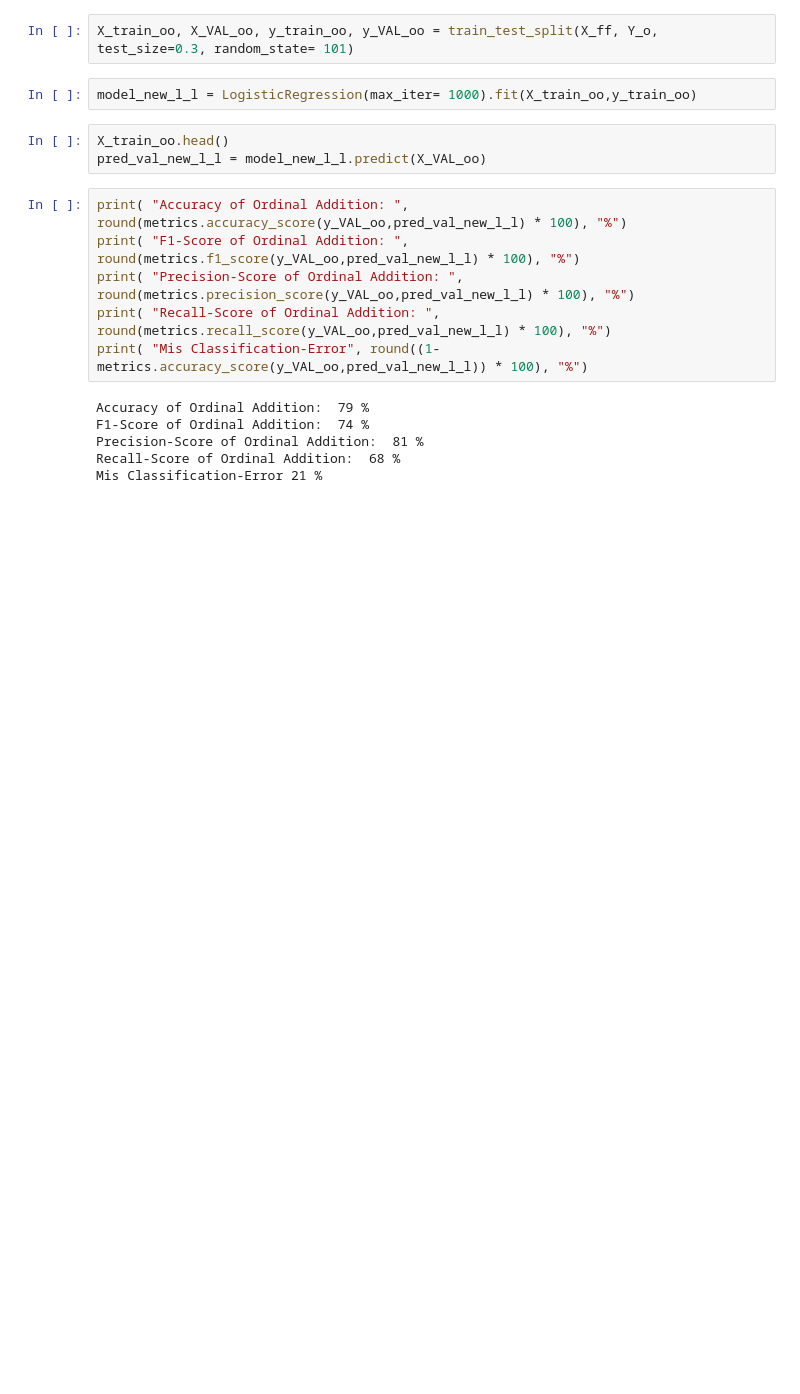
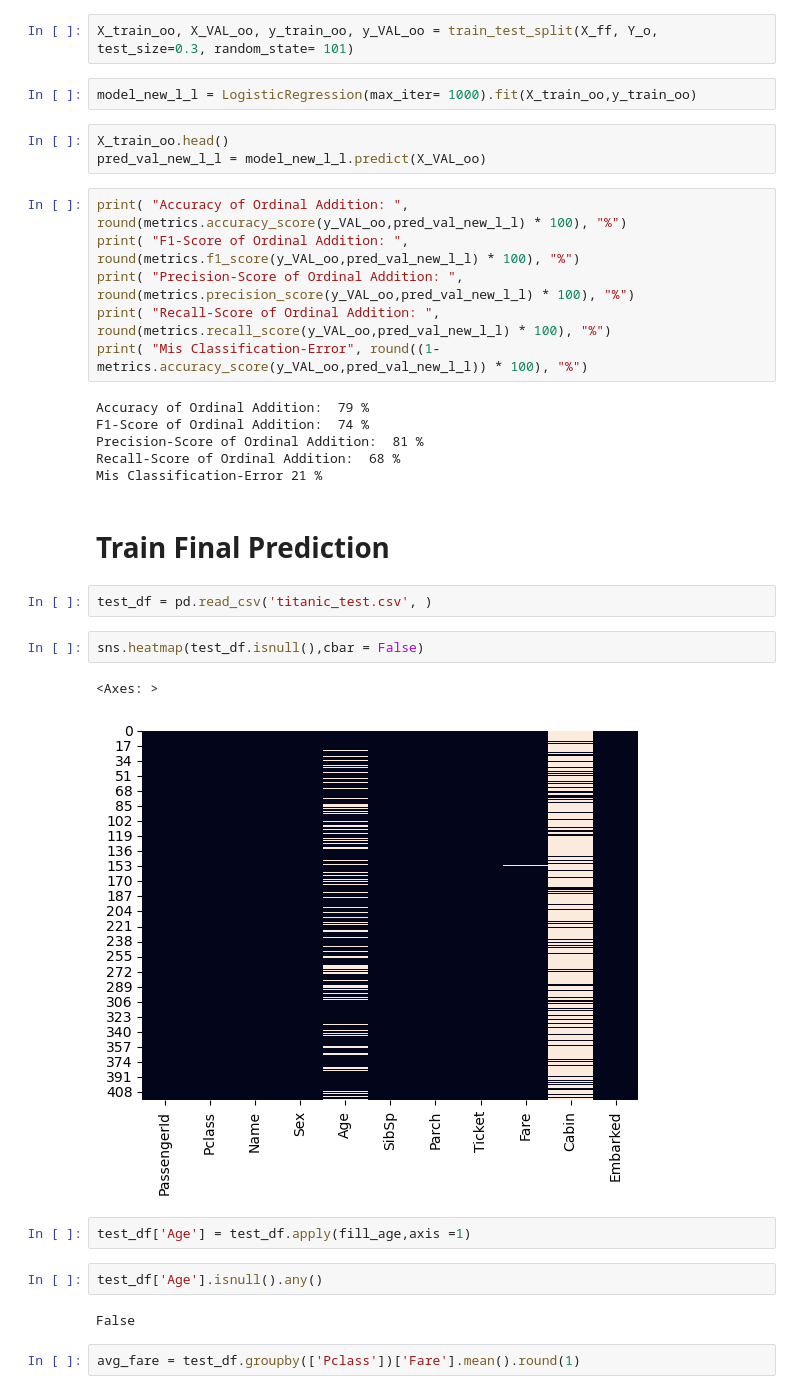
Before and after one commit to rachita27/Machine-Learning, a Jupyter notebook: Titanic Prediction.ipynb, the cells around one changed output. Cells and saved outputs as stored; diff of their text form; blank space fills up the shorter version.

```diff
--- a/Titanic Prediction.ipynb
+++ b/Titanic Prediction.ipynb
@@ -724,3 +731,20 @@ F1-Score of Ordinal Addition:  74 %
 Precision-Score of Ordinal Addition:  81 %
 Recall-Score of Ordinal Addition:  68 %
 Mis Classification-Error 21 %
+# %% [markdown]
+# Train Final Prediction
+# %%
+test_df = pd.read_csv('titanic_test.csv', )
+# %%
+sns.heatmap(test_df.isnull(),cbar = False)
+# %% [output]
+<Axes: >
+[figure, added]
+# %%
+test_df['Age'] = test_df.apply(fill_age,axis =1)
+# %%
+test_df['Age'].isnull().any()
+# %% [output]
+False
+# %%
+avg_fare = test_df.groupby(['Pclass'])['Fare'].mean().round(1)
```
Also changed, not shown: parts of 23 cells of this notebook.
